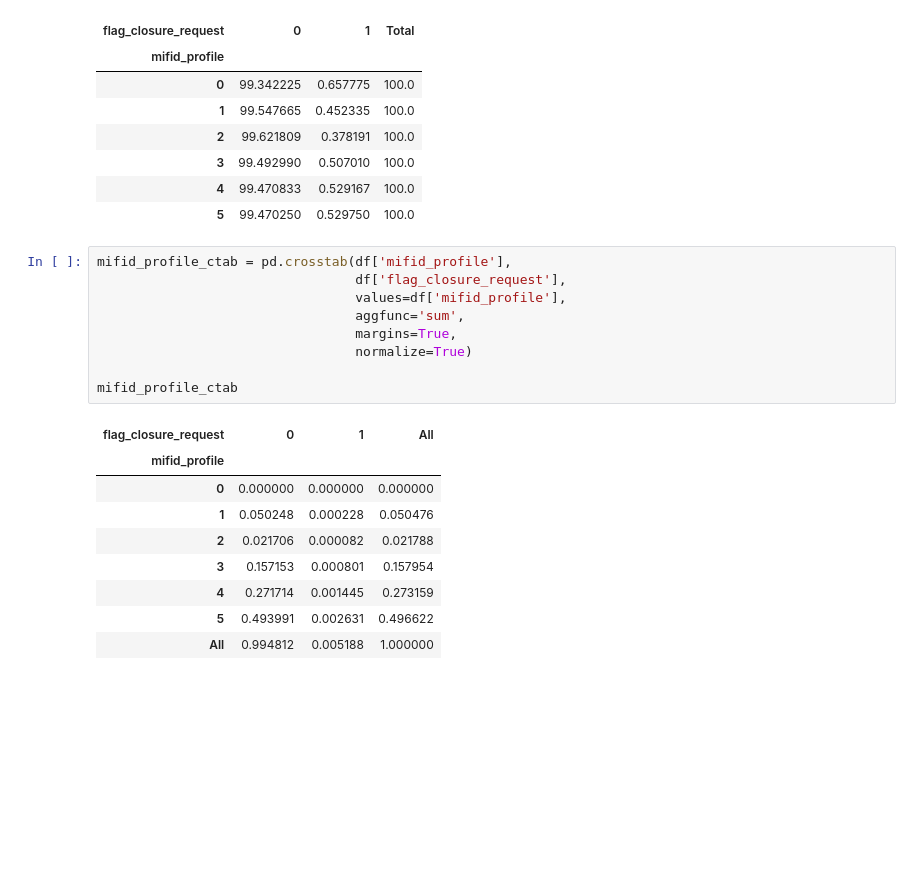
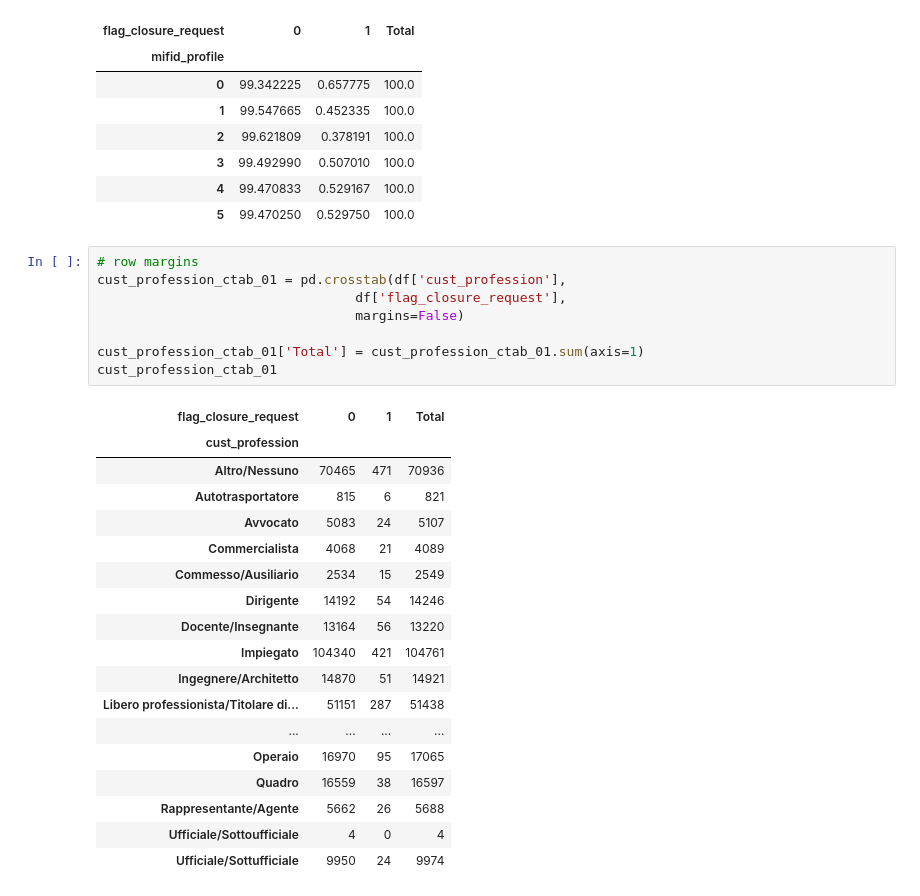
Before and after one commit to fedfioravanti/Bank-Churn-Prediction, a Jupyter notebook: notebooks/Bank-Churn-01-Intro-EDA.ipynb, the cells around one changed output. Cells and saved outputs as stored; diff of their text form; blank space fills up the shorter version.

Commit message:
contingency tables

```diff
--- a/notebooks/Bank-Churn-01-Intro-EDA.ipynb
+++ b/notebooks/Bank-Churn-01-Intro-EDA.ipynb
@@ -1427,22 +1427,30 @@ mifid_profile_ctab_perc
 | 3 | 99.492990 | 0.507010 | 100.0 |
 | 4 | 99.470833 | 0.529167 | 100.0 |
 | 5 | 99.470250 | 0.529750 | 100.0 |
-# %%
-mifid_profile_ctab = pd.crosstab(df['mifid_profile'],
-                                 df['flag_closure_request'],
-                                 values=df['mifid_profile'],
-                                 aggfunc='sum',
-                                 margins=True,
-                                 normalize=True)
-
-mifid_profile_ctab
-# %% [output]
-| flag_closure_request | 0 | 1 | All |
-| mifid_profile |  |  |  |
-| 0 | 0.000000 | 0.000000 | 0.000000 |
-| 1 | 0.050248 | 0.000228 | 0.050476 |
-| 2 | 0.021706 | 0.000082 | 0.021788 |
-| 3 | 0.157153 | 0.000801 | 0.157954 |
-| 4 | 0.271714 | 0.001445 | 0.273159 |
-| 5 | 0.493991 | 0.002631 | 0.496622 |
-| All | 0.994812 | 0.005188 | 1.000000 |
+# %%
+# row margins
+cust_profession_ctab_01 = pd.crosstab(df['cust_profession'],
+                                 df['flag_closure_request'],
+                                 margins=False)
+
+cust_profession_ctab_01['Total'] = cust_profession_ctab_01.sum(axis=1)
+cust_profession_ctab_01
+# %% [output]
+| flag_closure_request | 0 | 1 | Total |
+| cust_profession |  |  |  |
+| Altro/Nessuno | 70465 | 471 | 70936 |
+| Autotrasportatore | 815 | 6 | 821 |
+| Avvocato | 5083 | 24 | 5107 |
+| Commercialista | 4068 | 21 | 4089 |
+| Commesso/Ausiliario | 2534 | 15 | 2549 |
+| Dirigente | 14192 | 54 | 14246 |
+| Docente/Insegnante | 13164 | 56 | 13220 |
+| Impiegato | 104340 | 421 | 104761 |
+| Ingegnere/Architetto | 14870 | 51 | 14921 |
+| Libero professionista/Titolare di... | 51151 | 287 | 51438 |
+| ... | ... | ... | ... |
+| Operaio | 16970 | 95 | 17065 |
+| Quadro | 16559 | 38 | 16597 |
+| Rappresentante/Agente | 5662 | 26 | 5688 |
+| Ufficiale/Sottoufficiale | 4 | 0 | 4 |
+| Ufficiale/Sottufficiale | 9950 | 24 | 9974 |
```
Also changed, not shown: parts of 1 cell of this notebook.
